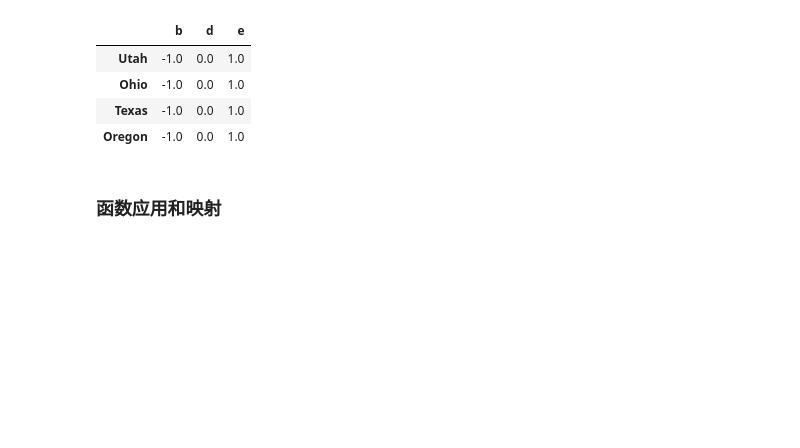
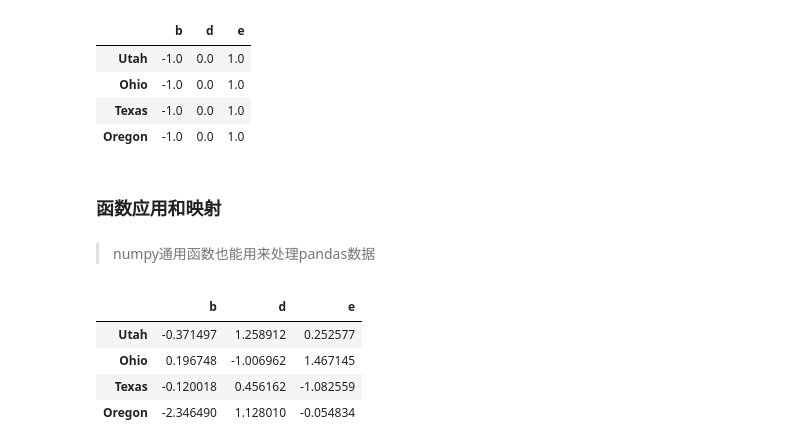
Before and after one commit to jaling9/PythonDataAnalysis, a Jupyter notebook: 05 Pandas_Notes.ipynb, the cells around one changed output. Cells and saved outputs as stored; diff of their text form; code cells hidden in the pictures; blank space fills up the shorter version.

```diff
--- a/05 Pandas_Notes.ipynb
+++ b/05 Pandas_Notes.ipynb
@@ -814,3 +814,18 @@ frame.sub(series3, axis='index') # 传入的轴号就是希望匹配的轴
 | Oregon | -1.0 | 0.0 | 1.0 |
 # %% [markdown]
 ### 函数应用和映射
+# %% [markdown]
+> numpy通用函数也能用来处理pandas数据
+# %%
+import pandas as pd
+import numpy as np
+frame = pd.DataFrame(np.random.randn(4, 3), columns=list('bde'),
+                         index=['Utah', 'Ohio', 'Texas', 'Oregon'])
+
+frame
+# %% [output]
+|  | b | d | e |
+| Utah | -0.371497 | 1.258912 | 0.252577 |
+| Ohio | 0.196748 | -1.006962 | 1.467145 |
+| Texas | -0.120018 | 0.456162 | -1.082559 |
+| Oregon | -2.346490 | 1.128010 | -0.054834 |
```
Also changed, not shown: parts of 32 cells of this notebook, 4 other files.
